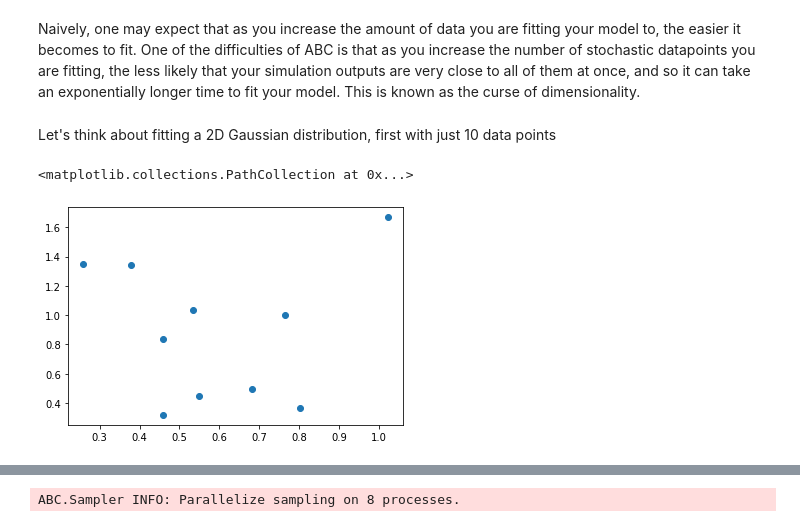
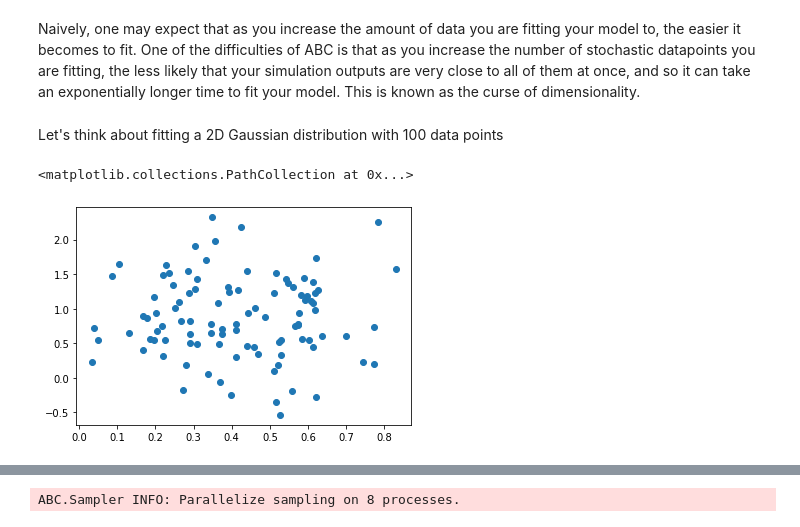
Before and after one commit to CalumGabbutt/FitModelsData, a Jupyter notebook: FitModelsDataABC.ipynb, the cells around one changed output, grey strips where cells are left out. Cells and saved outputs as stored; diff of their text form; code cells hidden in the pictures.

```diff
--- a/FitModelsDataABC.ipynb
+++ b/FitModelsDataABC.ipynb
@@ -664,7 +587,7 @@ The following is material that we're unlikely to cover during the session, but m
 # %% [markdown]
 Naively, one may expect that as you increase the amount of data you are fitting your model to, the easier it becomes to fit. One of the difficulties of ABC is that as you increase the number of stochastic datapoints you are fitting, the less likely that your simulation outputs are very close to all of them at once, and so it can take an exponentially longer time to fit your model. This is known as the curse of dimensionality.
 # %% [markdown]
-Let's think about fitting a 2D Gaussian distribution, first with just 10 data points
+Let's think about fitting a 2D Gaussian distribution with 100 data points
 # %%
 def modelGauss(parameters, constants):
     mu1 = parameters["mu1"]
@@ -677,12 +600,13 @@ def modelGauss(parameters, constants):
 
     return {"data": rng.normal(loc=[mu1, mu2], scale=[sigma1, sigma2], size=size)}
 # %%
-sizeGauss = (10, 2)
-constantsGauss = [(10, 2), np.random.default_rng()]
-dataGauss = modelGauss({"mu1":0.4, "mu2":0.8, "sigma1":0.2, "sigma2":0.6}, constantsGauss)
+sizeGauss = (100, 2)
+constantsGauss = [sizeGauss, np.random.default_rng()]
+paramsTrue = {"mu1":0.4, "mu2":0.8, "sigma1":0.2, "sigma2":0.6}
+dataGauss = modelGauss(paramsTrue, constantsGauss)
 
 fig, ax = plt.subplots()
 plt.scatter(dataGauss["data"][:, 0], dataGauss["data"][:, 1])
 # %% [output]
 <matplotlib.collections.PathCollection at 0x...>
-[figure, old version]
+[figure, new version]
```
Also changed, not shown: parts of 33 cells of this notebook.
